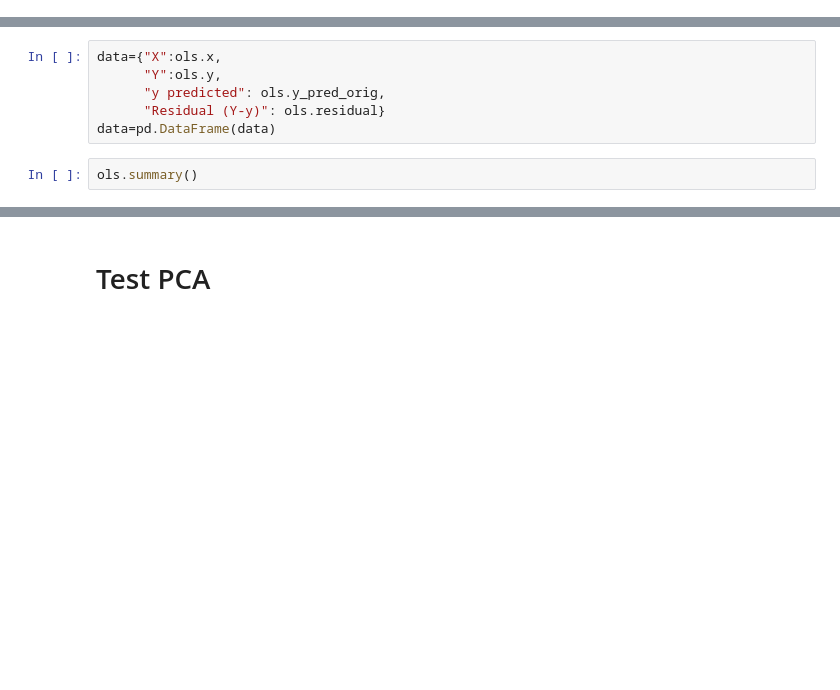
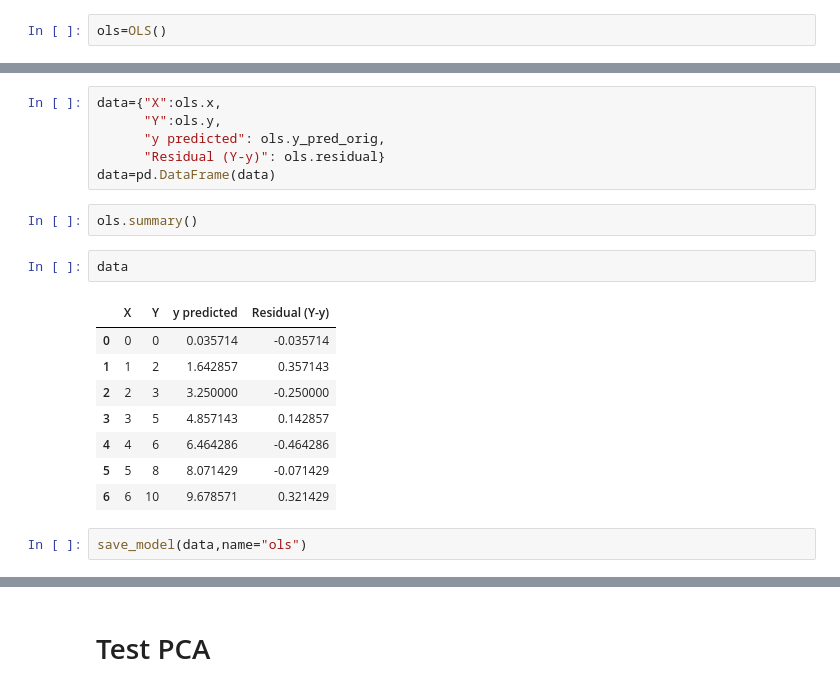
Before and after one commit to MGriot/chemtools, a Jupyter notebook: prova.ipynb, the cells around one changed output, grey strips where cells are left out. Cells and saved outputs as stored; diff of their text form; blank space fills up the shorter version.

```diff
--- a/prova.ipynb
+++ b/prova.ipynb
@@ -4,0 +10,2 @@ from chemtools.regression import ordinary_least_squares as ols
+# %%
+ols=OLS()
@@ -74,3 +105,16 @@ data={"X":ols.x,
 data=pd.DataFrame(data)
 # %%
 ols.summary()
+# %%
+data
+# %% [output]
+|  | X | Y | y predicted | Residual (Y-y) |
+| 0 | 0 | 0 | 0.035714 | -0.035714 |
+| 1 | 1 | 2 | 1.642857 | 0.357143 |
+| 2 | 2 | 3 | 3.250000 | -0.250000 |
+| 3 | 3 | 5 | 4.857143 | 0.142857 |
+| 4 | 4 | 6 | 6.464286 | -0.464286 |
+| 5 | 5 | 8 | 8.071429 | -0.071429 |
+| 6 | 6 | 10 | 9.678571 | 0.321429 |
+# %%
+save_model(data,name="ols")
```
Also changed, not shown: parts of 11 cells of this notebook, 1 other file.
